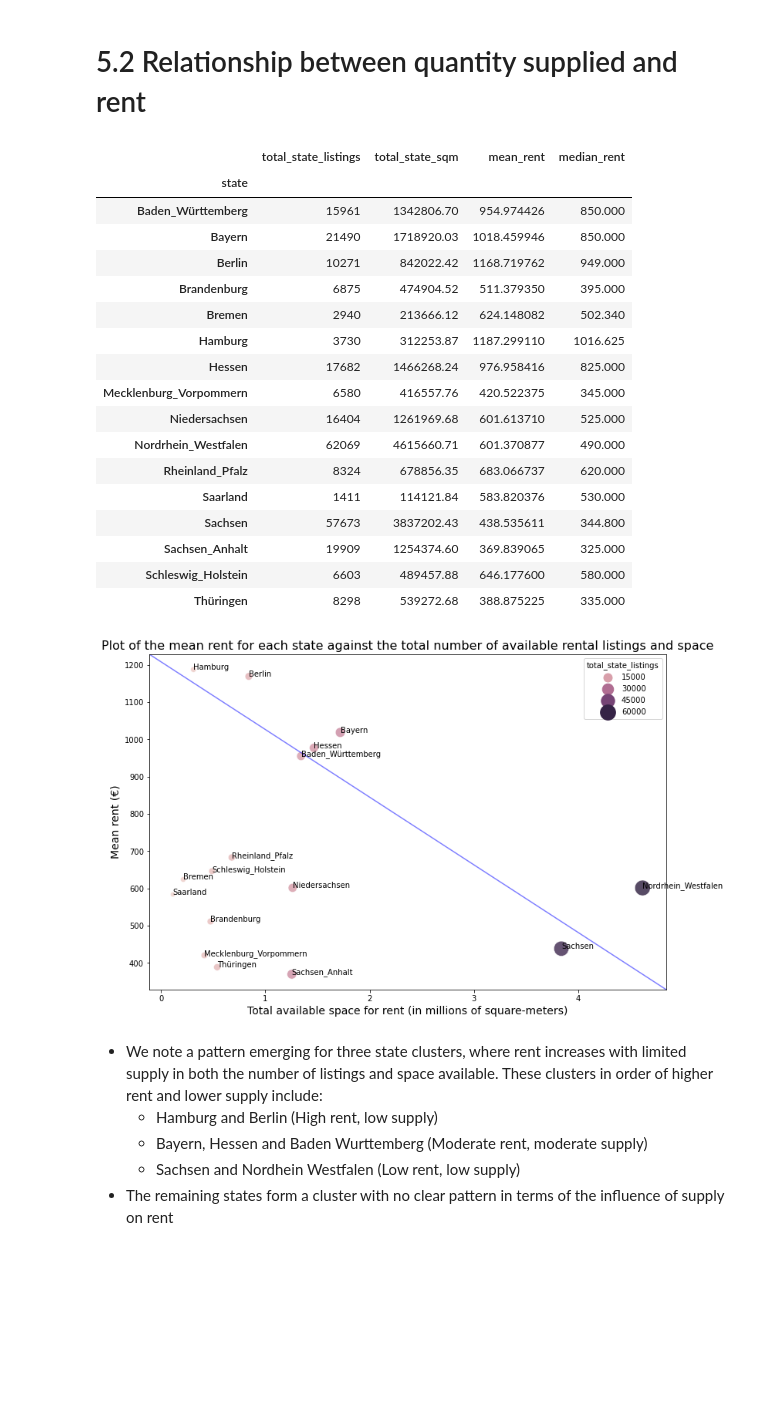
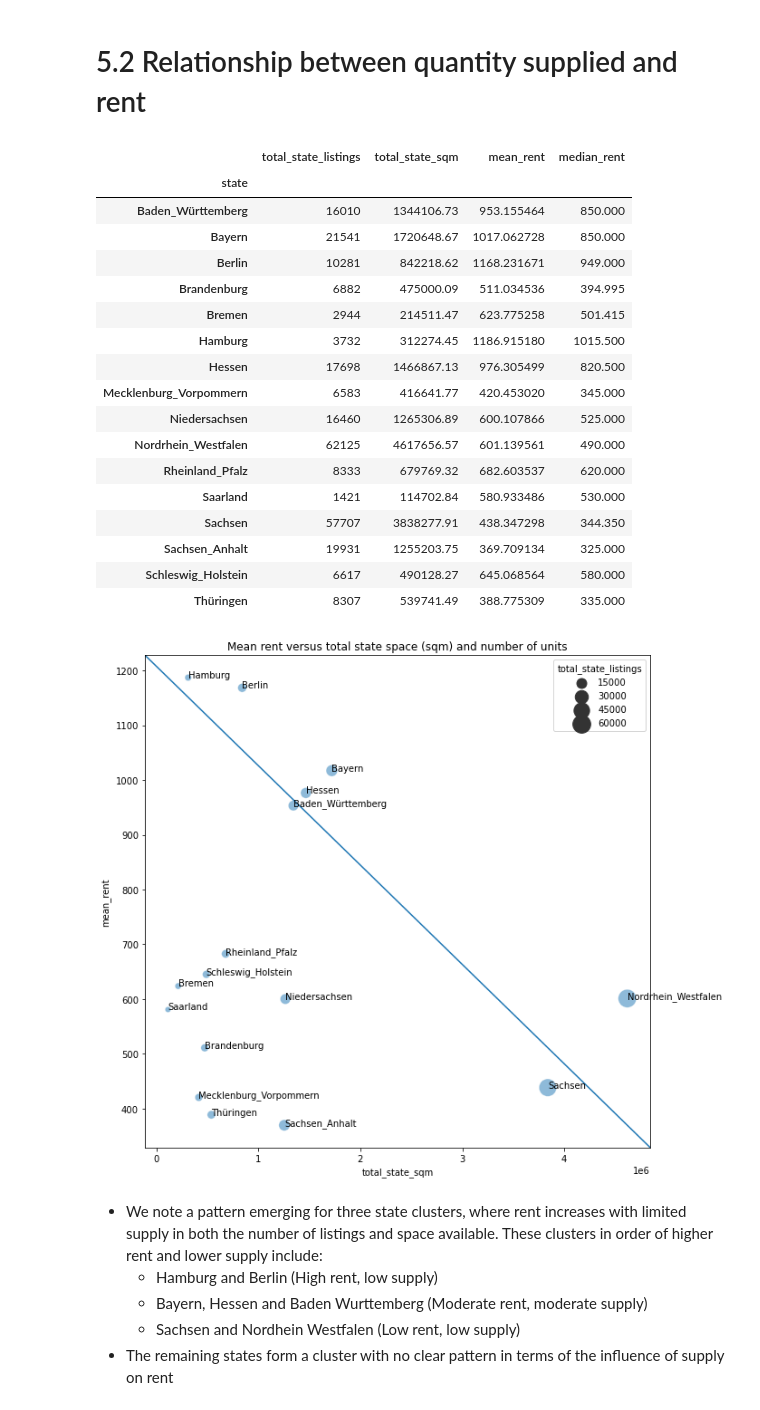
Before and after one commit to femi-lujo/germany_rental_apartments, a Jupyter notebook: notebooks/B_exploratory_data_analysis.ipynb, the cells around one changed output. Drawn from its saved outputs; the diff is of its cells as text; code cells hidden in the pictures; blank space fills up the shorter version.

```diff
--- a/notebooks/B_exploratory_data_analysis.ipynb
+++ b/notebooks/B_exploratory_data_analysis.ipynb
@@ -34,7 +32,7 @@ from fuzzywuzzy import fuzz
 ## 4.1 Rentals data
 # %%
 #Load rentals and view data
-rentals = pd.read_csv('..\data\processed\\rentals_cleaned.csv')
+rentals = pd.read_csv('..\data\processed\\rentals_cleaned4.csv')
 # %%
 rentals_eda = rentals.copy()
 # %%
@@ -198,40 +194,36 @@ state_supply
 # %% [output]
 |  | total_state_listings | total_state_sqm | mean_rent | median_rent |
 | state |  |  |  |  |
-| Baden_Württemberg | 15961 | 1342806.70 | 954.974426 | 850.000 |
-| Bayern | 21490 | 1718920.03 | 1018.459946 | 850.000 |
-| Berlin | 10271 | 842022.42 | 1168.719762 | 949.000 |
-| Brandenburg | 6875 | 474904.52 | 511.379350 | 395.000 |
-| Bremen | 2940 | 213666.12 | 624.148082 | 502.340 |
-| Hamburg | 3730 | 312253.87 | 1187.299110 | 1016.625 |
-| Hessen | 17682 | 1466268.24 | 976.958416 | 825.000 |
-| Mecklenburg_Vorpommern | 6580 | 416557.76 | 420.522375 | 345.000 |
-| Niedersachsen | 16404 | 1261969.68 | 601.613710 | 525.000 |
-| Nordrhein_Westfalen | 62069 | 4615660.71 | 601.370877 | 490.000 |
-| Rheinland_Pfalz | 8324 | 678856.35 | 683.066737 | 620.000 |
-| Saarland | 1411 | 114121.84 | 583.820376 | 530.000 |
-| Sachsen | 57673 | 3837202.43 | 438.535611 | 344.800 |
-| Sachsen_Anhalt | 19909 | 1254374.60 | 369.839065 | 325.000 |
-| Schleswig_Holstein | 6603 | 489457.88 | 646.177600 | 580.000 |
-| Thüringen | 8298 | 539272.68 | 388.875225 | 335.000 |
+| Baden_Württemberg | 16010 | 1344106.73 | 953.155464 | 850.000 |
+| Bayern | 21541 | 1720648.67 | 1017.062728 | 850.000 |
+| Berlin | 10281 | 842218.62 | 1168.231671 | 949.000 |
+| Brandenburg | 6882 | 475000.09 | 511.034536 | 394.995 |
+| Bremen | 2944 | 214511.47 | 623.775258 | 501.415 |
+| Hamburg | 3732 | 312274.45 | 1186.915180 | 1015.500 |
+| Hessen | 17698 | 1466867.13 | 976.305499 | 820.500 |
+| Mecklenburg_Vorpommern | 6583 | 416641.77 | 420.453020 | 345.000 |
+| Niedersachsen | 16460 | 1265306.89 | 600.107866 | 525.000 |
+| Nordrhein_Westfalen | 62125 | 4617656.57 | 601.139561 | 490.000 |
+| Rheinland_Pfalz | 8333 | 679769.32 | 682.603537 | 620.000 |
+| Saarland | 1421 | 114702.84 | 580.933486 | 530.000 |
+| Sachsen | 57707 | 3838277.91 | 438.347298 | 344.350 |
+| Sachsen_Anhalt | 19931 | 1255203.75 | 369.709134 | 325.000 |
+| Schleswig_Holstein | 6617 | 490128.27 | 645.068564 | 580.000 |
+| Thüringen | 8307 | 539741.49 | 388.775309 | 335.000 |
 # %%
 #Plat mean rent against the total number of listings and total square meters of space for each state
 x = state_supply.total_state_sqm
 y = state_supply.mean_rent
 state = state_supply.index
-fig, ax = plt.subplots(figsize=(12,8))
+fig, ax = plt.subplots(figsize=(10,10))
 sns.scatterplot(x = 'total_state_sqm', y = 'mean_rent', data= state_supply, \
-                size = 'total_state_listings', hue = 'total_state_listings', sizes=(40, 400), alpha = 0.8)
-plt.title('Plot of the mean rent for each state against the total number of available rental listings and space', \
-         fontsize = 16)
-plt.xlabel('Total available space for rent (in millions of square-meters)', fontsize = 14)
-plt.ylabel('Mean rent (€)', fontsize = 14)
-plt.xticks([0, 1_000_000, 2_000_000, 3_000_000, 4_000_000, 5_000_000],['0', '1', '2', '3', '4', '5'] )
+                size = 'total_state_listings', sizes=(40, 400), alpha = 0.5)
 for s, x, y in zip(state, x, y):
     plt.annotate(s, (x, y))
-ax.plot([1, 0], [0, 1], transform=ax.transAxes, alpha = 0.5, c = 'blue');
+plt.title('Mean rent versus total state space (sqm) and number of units')
+ax.plot([1, 0], [0, 1], transform=ax.transAxes);
 # %% [output]
-[figure, old version]
+[figure, new version]
 # %% [markdown]
 - We note a pattern emerging for three state clusters, where rent increases with limited supply in both the number of listings and space available. These clusters in order of higher rent and lower supply include:
     - Hamburg and Berlin (High rent, low supply)
```
Also changed, not shown: parts of 106 cells of this notebook, 1 other file.
